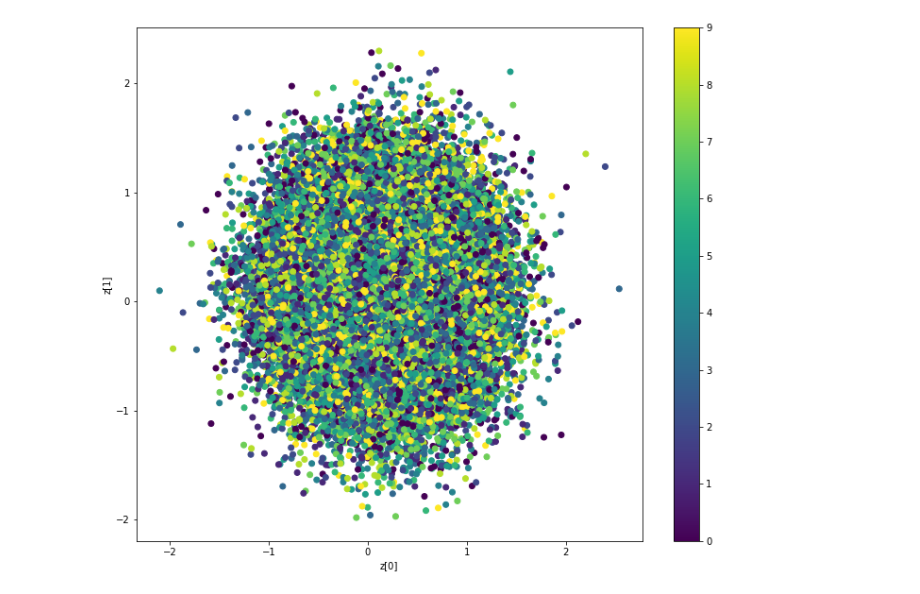
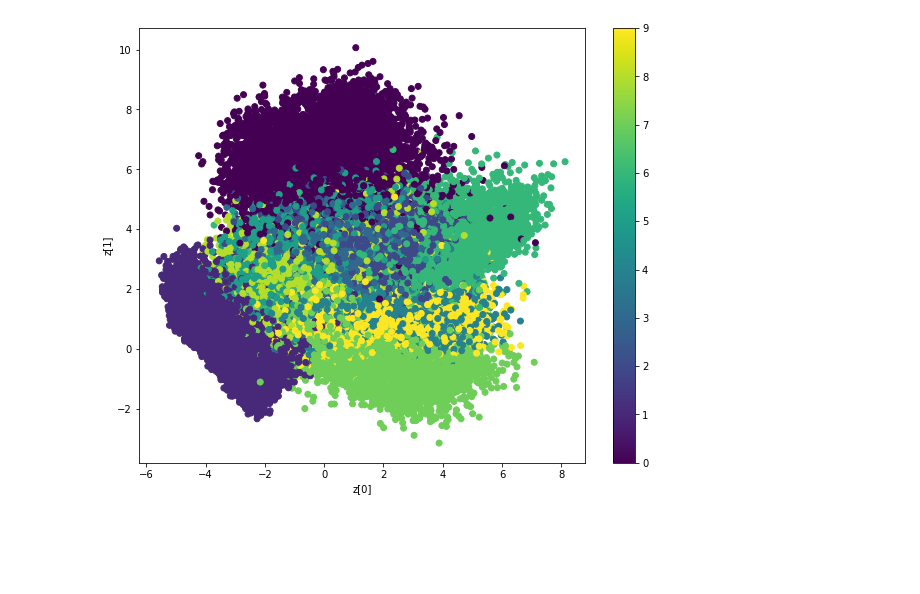
Before and after one commit to lavish619/Variational-Autoencoders, a Jupyter notebook: VAE.ipynb, the cells around one changed output. Drawn from its saved outputs; the diff is of its cells as text; code cells hidden in the pictures; blank space fills up the shorter version.

```diff
--- a/VAE.ipynb
+++ b/VAE.ipynb
@@ -11,8 +11,12 @@ from tensorflow.keras.layers import Conv2D, Flatten, Dense, Reshape
 import matplotlib.pyplot as plt
 # %%
 (x_train, y_train),(x_test,y_test) = tf.keras.datasets.mnist.load_data()
+
 x_train = x_train.astype('float32') / 255.
 x_test = x_test.astype('float32') / 255.
 
+x_train = np.expand_dims(x_train, -1)
+x_test = np.expand_dims(x_test, -1)
+
 x_train.shape
 # %% [output]
@@ -90,7 +94,7 @@ class VAE(Model):
         return { m.name : m.result() for m in self.metrics}
 # %%
 latent_dim = 2
-img_shape = (28,28)
+img_shape = (28,28,1)
 
 vae = VAE(img_shape, latent_dim)
 
@@ -140,8 +144,8 @@ reduce_lr = tf.keras.callbacks.ReduceLROnPlateau(monitor='loss', factor=0.2,
 
 vae.fit(x_train,
         x_train,
-        initial_epoch = 0,
-        epochs = 10,
+        initial_epoch = 10,
+        epochs = 20,
         batch_size = 64,
         validation_data = (x_test, x_test),
         callbacks=[reduce_lr],
@@ -170,18 +174,20 @@ Epoch 10/10
 <tensorflow.python.keras.callbacks.History at 0x...>
 # %%
-def plot_label_clusters(vae, data, labels):
-    # display a 2D plot of the digit classes in the latent space
-    z_mean, _, _ = vae.encoder.predict(data)
-    plt.figure(figsize=(12, 10))
-    plt.scatter(z_mean[:, 0], z_mean[:, 1], c=labels)
+def plot_clusters( data, labels):
+    # visualising the latent space
+    mean, _, _ = vae.encoder.predict(data)
+    plt.figure(figsize=(10, 8))
+
+    mean_dim1 = mean[:,0]
+    mean_dim2 = mean[:,1]
+    plt.scatter(mean_dim1, mean_dim2, c=labels, linewidths = 1, edgecolors = None)
     plt.colorbar()
     plt.xlabel("z[0]")
     plt.ylabel("z[1]")
     plt.show()
 
+# print(x_train.shape)
 
-x_train = np.expand_dims(x_train, -1).astype("float32") / 255
-
-plot_label_clusters(vae, x_train, y_train)
+plot_clusters(x_train, y_train)
 # %% [output]
-[figure, old version]
+[figure, new version]
```
Also changed, not shown: parts of 5 cells of this notebook.
